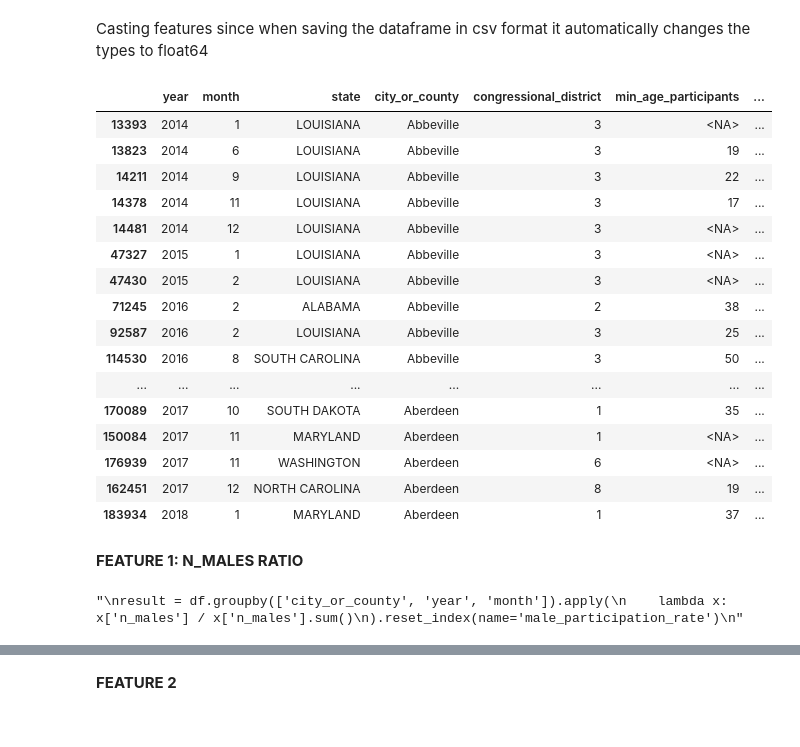
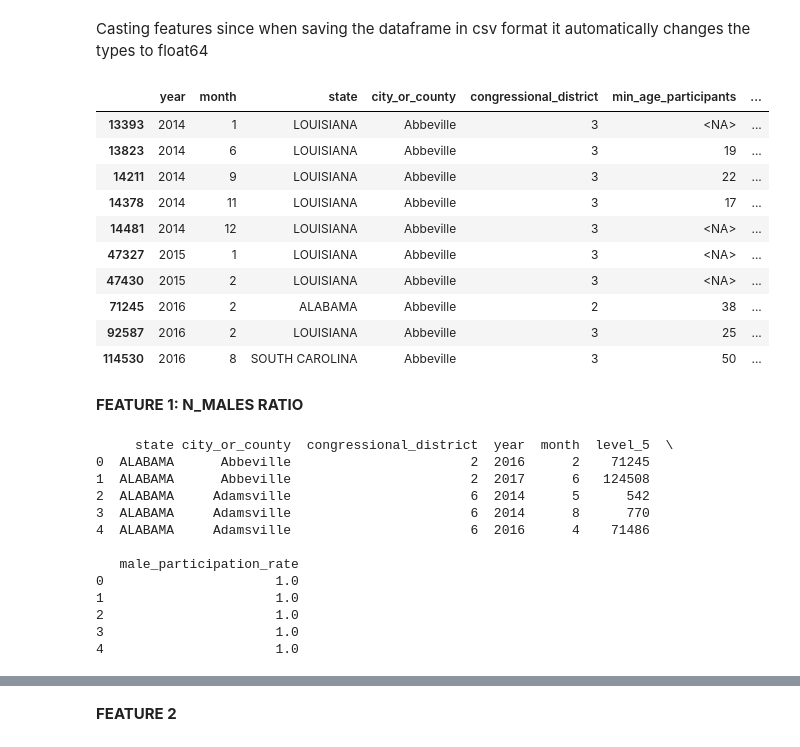
Before and after one commit to nicas83/unipi-data-mining, a Jupyter notebook: DataMining_Project.ipynb, the cells around one changed output, grey strips where cells are left out. Saved outputs shown, nothing was run; the diff lists cells and outputs as text; code cells hidden in the pictures.

```diff
--- a/DataMining_Project.ipynb
+++ b/DataMining_Project.ipynb
@@ -1725,7 +1725,7 @@ import pandas as pd
 pd.set_option('display.max_rows', None)
 pd.set_option('display.max_columns', None)
 
-df = pd.read_csv('/content/drive/MyDrive/final_datasetV3.csv')
+df = pd.read_csv('/content/final_datasetV3.csv')
 # %% [markdown]
 Casting features since when saving the dataframe in csv format it automatically changes the types to float64
 # %%
@@ -1735,25 +1735,19 @@ convert_columns = ['min_age_participants', 'avg_age_participants', 'max_age_part
 
 df[convert_columns] = df[convert_columns].astype('Int64')
 # %%
-df.sort_values(by=['city_or_county','year','month']).head(100)
+df.sort_values(by=['city_or_county','year','month']).head(10)
 # %% [output]
 |  | year | month | state | city_or_county | congressional_district | min_age_participants | ... |
 | 13393 | 2014 | 1 | LOUISIANA | Abbeville | 3 | <NA> | ... |
 | 13823 | 2014 | 6 | LOUISIANA | Abbeville | 3 | 19 | ... |
 | 14211 | 2014 | 9 | LOUISIANA | Abbeville | 3 | 22 | ... |
 | 14378 | 2014 | 11 | LOUISIANA | Abbeville | 3 | 17 | ... |
 | 14481 | 2014 | 12 | LOUISIANA | Abbeville | 3 | <NA> | ... |
 | 47327 | 2015 | 1 | LOUISIANA | Abbeville | 3 | <NA> | ... |
 | 47430 | 2015 | 2 | LOUISIANA | Abbeville | 3 | <NA> | ... |
 | 71245 | 2016 | 2 | ALABAMA | Abbeville | 2 | 38 | ... |
 | 92587 | 2016 | 2 | LOUISIANA | Abbeville | 3 | 25 | ... |
 | 114530 | 2016 | 8 | SOUTH CAROLINA | Abbeville | 3 | 50 | ... |
-| ... | ... | ... | ... | ... | ... | ... | ... |
-| 170089 | 2017 | 10 | SOUTH DAKOTA | Aberdeen | 1 | 35 | ... |
-| 150084 | 2017 | 11 | MARYLAND | Aberdeen | 1 | <NA> | ... |
-| 176939 | 2017 | 11 | WASHINGTON | Aberdeen | 6 | <NA> | ... |
-| 162451 | 2017 | 12 | NORTH CAROLINA | Aberdeen | 8 | 19 | ... |
-| 183934 | 2018 | 1 | MARYLAND | Aberdeen | 1 | 37 | ... |
 # %% [markdown]
 **FEATURE 1: N_MALES RATIO**
 # %%
@@ -1769,10 +1763,24 @@ df.sort_values(by=['city_or_county','year','month']).head(100)
 #).reset_index(name='male_participation_rate')
 
 #print(result.head(5))
+
+result = df.groupby(['state','city_or_county', 'congressional_district', 'year', 'month']).apply(
+    lambda x: x['n_males'] / x['n_males'].sum()
+).reset_index(name='male_participation_rate')
+feature_dataset = result
+
+print(feature_dataset.head(5))
+# %% [output]
+     state city_or_county  congressional_district  year  month  level_5  \
+0  ALABAMA      Abbeville                       2  2016      2    71245
+1  ALABAMA      Abbeville                       2  2017      6   124508
+2  ALABAMA     Adamsville                       6  2014      5      542
+3  ALABAMA     Adamsville                       6  2014      8      770
+4  ALABAMA     Adamsville                       6  2016      4    71486
+
+   male_participation_rate
+0                      1.0
+1                      1.0
+2                      1.0
+3                      1.0
+4                      1.0
-# %%
-result = df.groupby(['city_or_county', 'year', 'month']).apply(
-    lambda x: x['n_males'] / x['n_males'].sum()
-).reset_index(name='male_participation_rate')
-result = result.drop(columns='level_3')
-# %% [output]
-"\nresult = df.groupby(['city_or_county', 'year', 'month']).apply(\n    lambda x: x['n_males'] / x['n_males'].sum()\n).reset_index(name='male_participation_rate')\n"
```
Also changed, not shown: parts of 20 cells of this notebook.
